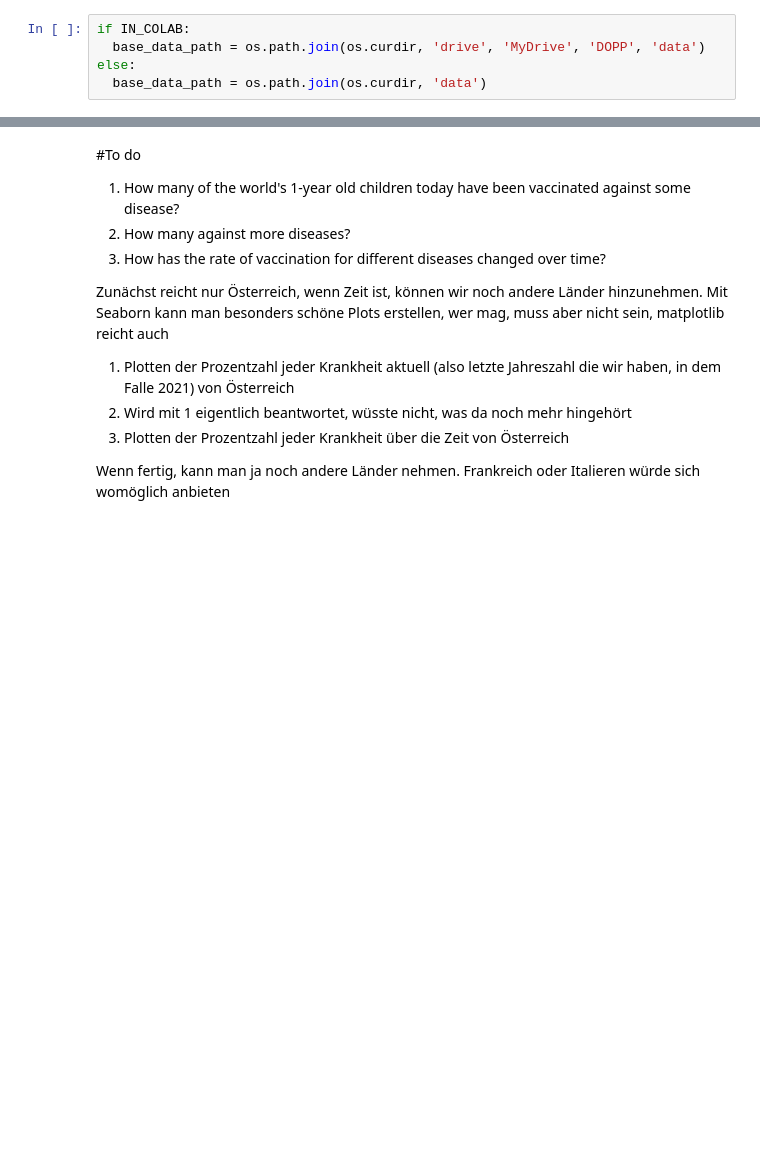
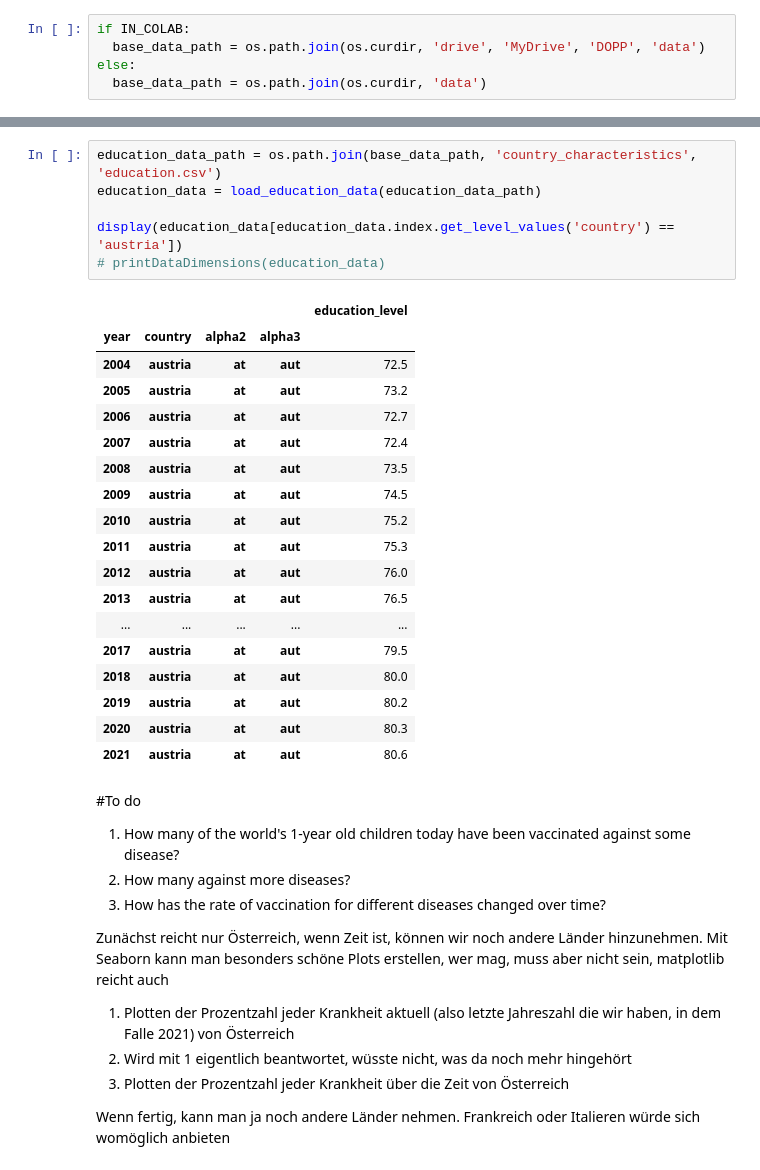
Before and after one commit to YannicEl/datas007, a Jupyter notebook: notebook.ipynb, the cells around one changed output, grey strips where cells are left out. Drawn from its saved outputs; the diff is of its cells as text; blank space fills up the shorter version.

```diff
--- a/notebook.ipynb
+++ b/notebook.ipynb
@@ -99,3 +200,28 @@ display(immunization_data[immunization_data.index.get_level_values('country') ==
+# %%
+education_data_path = os.path.join(base_data_path, 'country_characteristics', 'education.csv')
+education_data = load_education_data(education_data_path)
+
+display(education_data[education_data.index.get_level_values('country') == 'austria'])
+# printDataDimensions(education_data)
+# %% [output]
+|  |  |  |  | education_level |
+| year | country | alpha2 | alpha3 |  |
+| 2004 | austria | at | aut | 72.5 |
+| 2005 | austria | at | aut | 73.2 |
+| 2006 | austria | at | aut | 72.7 |
+| 2007 | austria | at | aut | 72.4 |
+| 2008 | austria | at | aut | 73.5 |
+| 2009 | austria | at | aut | 74.5 |
+| 2010 | austria | at | aut | 75.2 |
+| 2011 | austria | at | aut | 75.3 |
+| 2012 | austria | at | aut | 76.0 |
+| 2013 | austria | at | aut | 76.5 |
+| ... | ... | ... | ... | ... |
+| 2017 | austria | at | aut | 79.5 |
+| 2018 | austria | at | aut | 80.0 |
+| 2019 | austria | at | aut | 80.2 |
+| 2020 | austria | at | aut | 80.3 |
+| 2021 | austria | at | aut | 80.6 |
 # %% [markdown]
 #To do
 1. How many of the world's 1-year old children today have been vaccinated against some disease?
```
Also changed, not shown: parts of 23 cells of this notebook, 4 other files.
